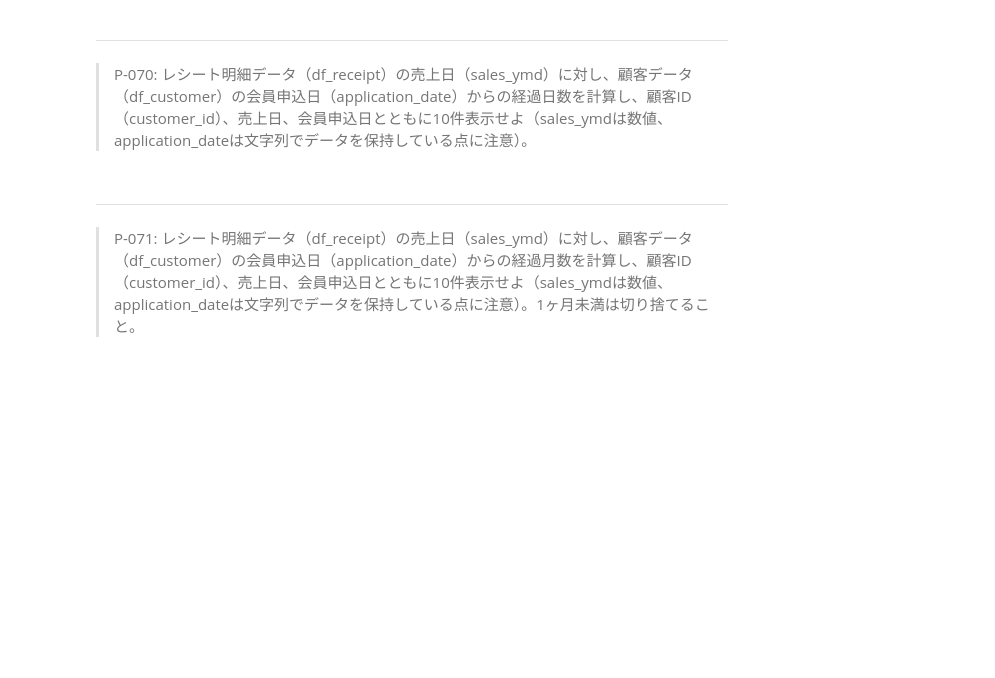
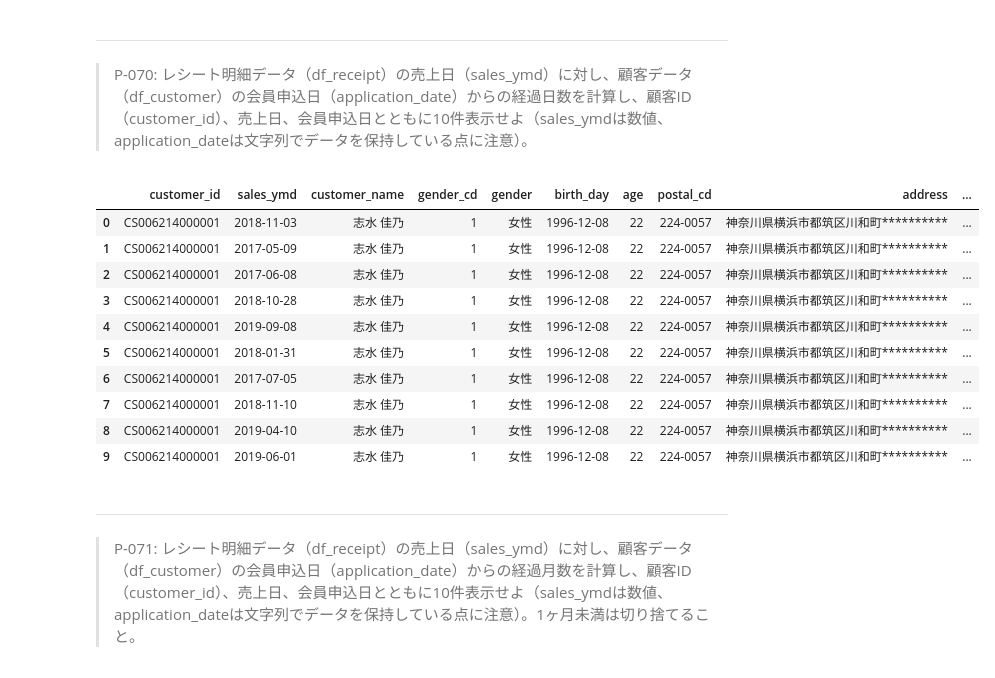
Before and after one commit to YoshiakiAsahara/for-intern, a Jupyter notebook: インターン課題.ipynb, the cells around one changed output. Drawn from its saved outputs; the diff is of its cells as text; code cells hidden in the pictures; blank space fills up the shorter version.

```diff
--- a/インターン課題.ipynb
+++ b/インターン課題.ipynb
@@ -1180,6 +1677,27 @@ TIPS:
 # %% [markdown]
 ---
 > P-070: レシート明細データ（df_receipt）の売上日（sales_ymd）に対し、顧客データ（df_customer）の会員申込日（application_date）からの経過日数を計算し、顧客ID（customer_id）、売上日、会員申込日とともに10件表示せよ（sales_ymdは数値、application_dateは文字列でデータを保持している点に注意）。
+# %%
+#重複を排除
+df_tmp = df_receipt[['customer_id', 'sales_ymd']].drop_duplicates()
+df = pd.merge(df_tmp, df_customer, how='inner', on = 'customer_id')
+df['sales_ymd'] = pd.to_datetime(df['sales_ymd'].astype('str'))
+df['application_date'] = pd.to_datetime(df['application_date'].astype('str'))
+df['diff'] = df['sales_ymd'] - df['application_date']
+df['diff'] = df['diff'].dt.days
+df.head(10)
+# %% [output]
+|  | customer_id | sales_ymd | customer_name | gender_cd | gender | birth_day | age | postal_cd | address | ... |
+| 0 | CS006214000001 | 2018-11-03 | 志水 佳乃 | 1 | 女性 | 1996-12-08 | 22 | 224-0057 | 神奈川県横浜市都筑区川和町********** | ... |
+| 1 | CS006214000001 | 2017-05-09 | 志水 佳乃 | 1 | 女性 | 1996-12-08 | 22 | 224-0057 | 神奈川県横浜市都筑区川和町********** | ... |
+| 2 | CS006214000001 | 2017-06-08 | 志水 佳乃 | 1 | 女性 | 1996-12-08 | 22 | 224-0057 | 神奈川県横浜市都筑区川和町********** | ... |
+| 3 | CS006214000001 | 2018-10-28 | 志水 佳乃 | 1 | 女性 | 1996-12-08 | 22 | 224-0057 | 神奈川県横浜市都筑区川和町********** | ... |
+| 4 | CS006214000001 | 2019-09-08 | 志水 佳乃 | 1 | 女性 | 1996-12-08 | 22 | 224-0057 | 神奈川県横浜市都筑区川和町********** | ... |
+| 5 | CS006214000001 | 2018-01-31 | 志水 佳乃 | 1 | 女性 | 1996-12-08 | 22 | 224-0057 | 神奈川県横浜市都筑区川和町********** | ... |
+| 6 | CS006214000001 | 2017-07-05 | 志水 佳乃 | 1 | 女性 | 1996-12-08 | 22 | 224-0057 | 神奈川県横浜市都筑区川和町********** | ... |
+| 7 | CS006214000001 | 2018-11-10 | 志水 佳乃 | 1 | 女性 | 1996-12-08 | 22 | 224-0057 | 神奈川県横浜市都筑区川和町********** | ... |
+| 8 | CS006214000001 | 2019-04-10 | 志水 佳乃 | 1 | 女性 | 1996-12-08 | 22 | 224-0057 | 神奈川県横浜市都筑区川和町********** | ... |
+| 9 | CS006214000001 | 2019-06-01 | 志水 佳乃 | 1 | 女性 | 1996-12-08 | 22 | 224-0057 | 神奈川県横浜市都筑区川和町********** | ... |
 # %% [markdown]
 ---
 > P-071: レシート明細データ（df_receipt）の売上日（sales_ymd）に対し、顧客データ（df_customer）の会員申込日（application_date）からの経過月数を計算し、顧客ID（customer_id）、売上日、会員申込日とともに10件表示せよ（sales_ymdは数値、application_dateは文字列でデータを保持している点に注意）。1ヶ月未満は切り捨てること。
```
Also changed, not shown: parts of 49 cells of this notebook.
